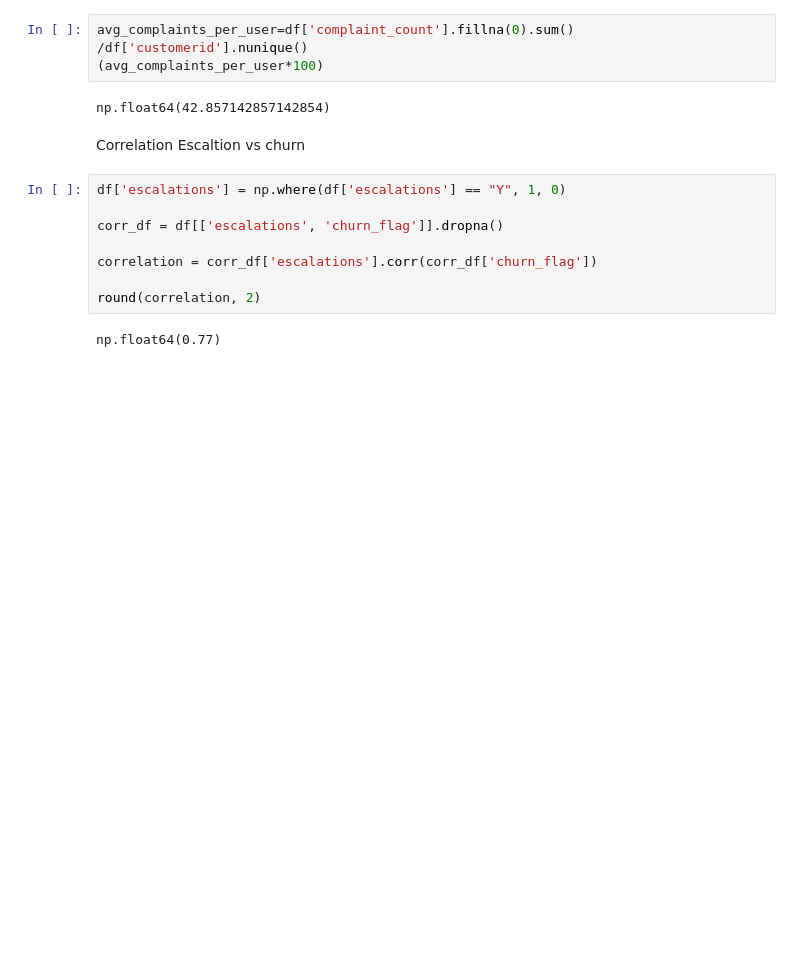
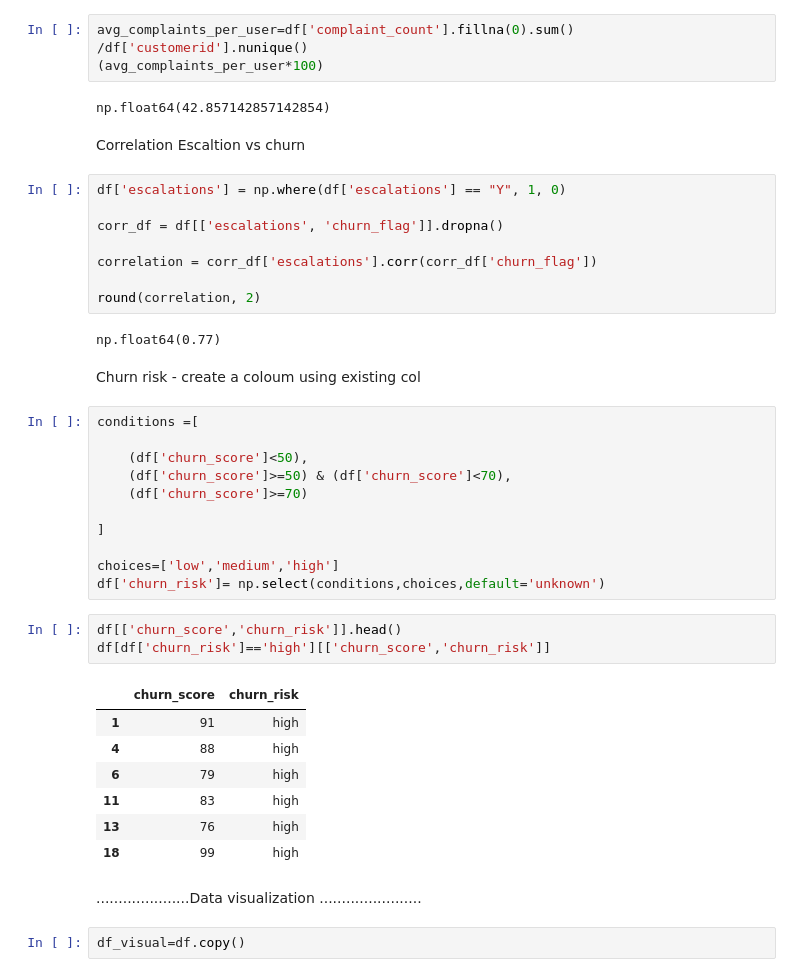
Before and after one commit to Himanshupandey2005/churn_data_analysis, a Jupyter notebook: churn-analysis.ipynb, the cells around one changed output. Cells and saved outputs as stored; diff of their text form; blank space fills up the shorter version.

Commit message:
moving through visualization

```diff
--- a/churn-analysis.ipynb
+++ b/churn-analysis.ipynb
@@ -280,3 +280,31 @@ correlation = corr_df['escalations'].corr(corr_df['churn_flag'])
 round(correlation, 2)
 # %% [output]
 np.float64(0.77)
+# %% [markdown]
+Churn risk - create a coloum using existing col
+# %%
+conditions =[
+
+    (df['churn_score']<50),
+    (df['churn_score']>=50) & (df['churn_score']<70),
+    (df['churn_score']>=70)
+
+]
+
+choices=['low','medium','high']
+df['churn_risk']= np.select(conditions,choices,default='unknown')
+# %%
+df[['churn_score','churn_risk']].head()
+df[df['churn_risk']=='high'][['churn_score','churn_risk']]
+# %% [output]
+|  | churn_score | churn_risk |
+| 1 | 91 | high |
+| 4 | 88 | high |
+| 6 | 79 | high |
+| 11 | 83 | high |
+| 13 | 76 | high |
+| 18 | 99 | high |
+# %% [markdown]
+.....................Data visualization .......................
+# %%
+df_visual=df.copy()
```
Also changed, not shown: parts of 2 cells of this notebook.
